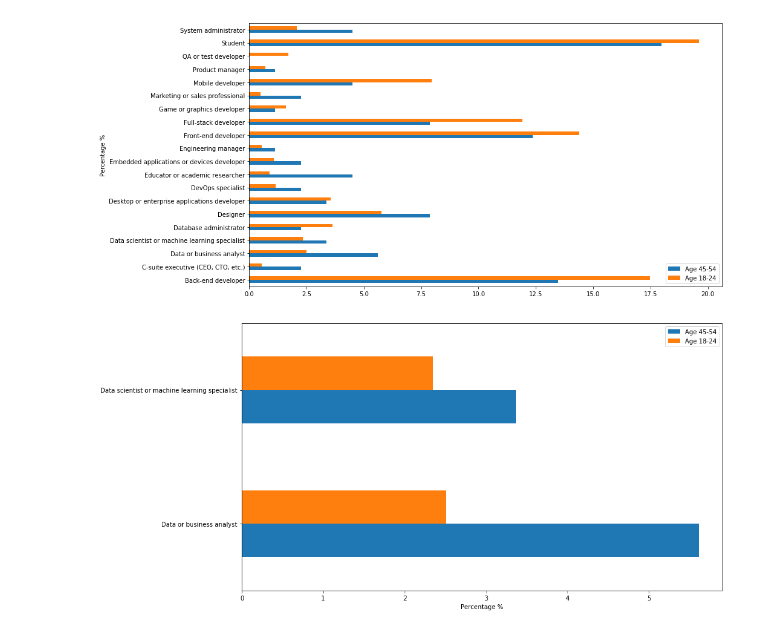
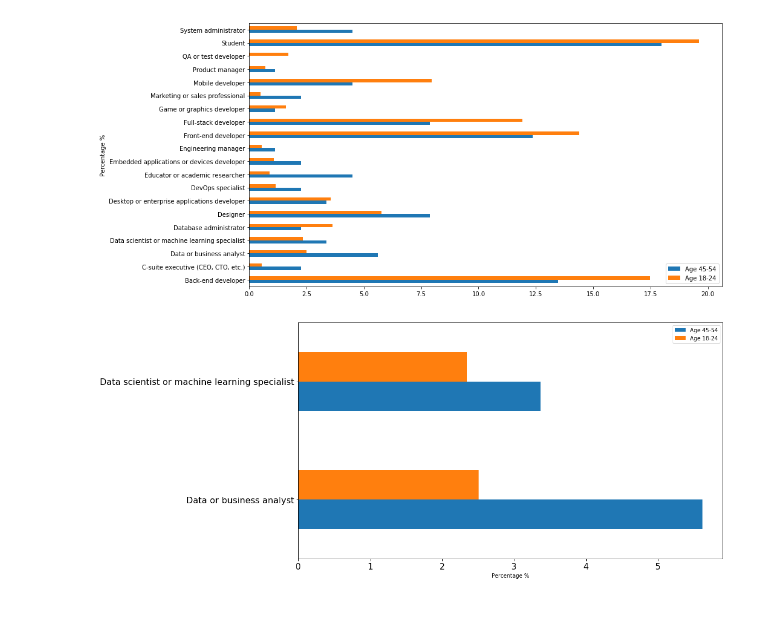
Before and after one commit to olgared/Stackoverflow-2018-survey, a Jupyter notebook: stackoverflow_survey.ipynb, the cells around one changed output. Cells and saved outputs as stored; diff of their text form; code cells hidden in the pictures.

```diff
--- a/stackoverflow_survey.ipynb
+++ b/stackoverflow_survey.ipynb
@@ -225,9 +225,10 @@ plt.show()
 # %% [output]
 [figure]
 # %%
-jobs_pct[jobs_pct['Developer_type'].str.contains('Data ')].plot(x='Developer_type', y = ['Age 45-54', 'Age 18-24'], kind='barh', figsize=(14,8))
+jobs_pct[jobs_pct['Developer_type'].str.contains('Data ')].plot(x='Developer_type', y = ['Age 45-54', 'Age 18-24'],
+                                                                kind='barh', figsize=(14,8), fontsize=16)
 plt.xlabel('Percentage %')
 plt.ylabel('')
 plt.show()
 # %% [output]
-[figure, old version]
+[figure, new version]
```
Also changed, not shown: parts of 5 cells of this notebook.
